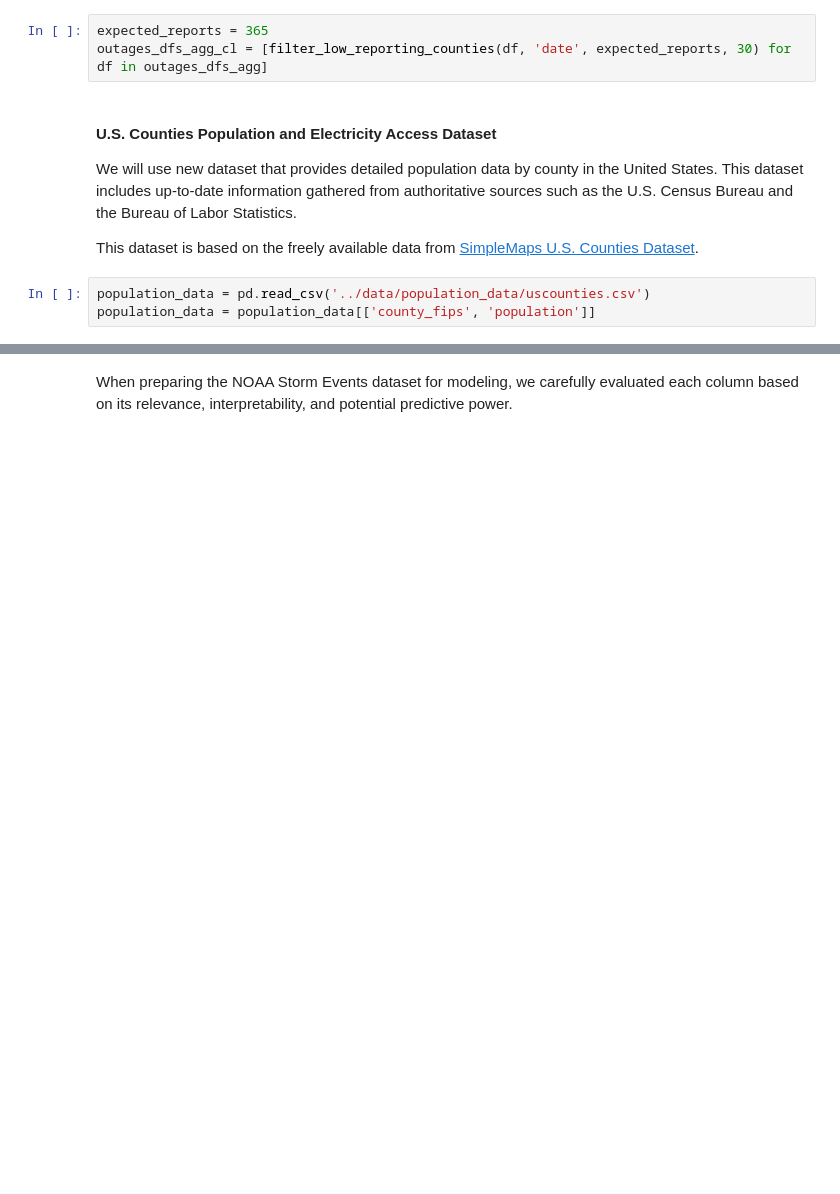
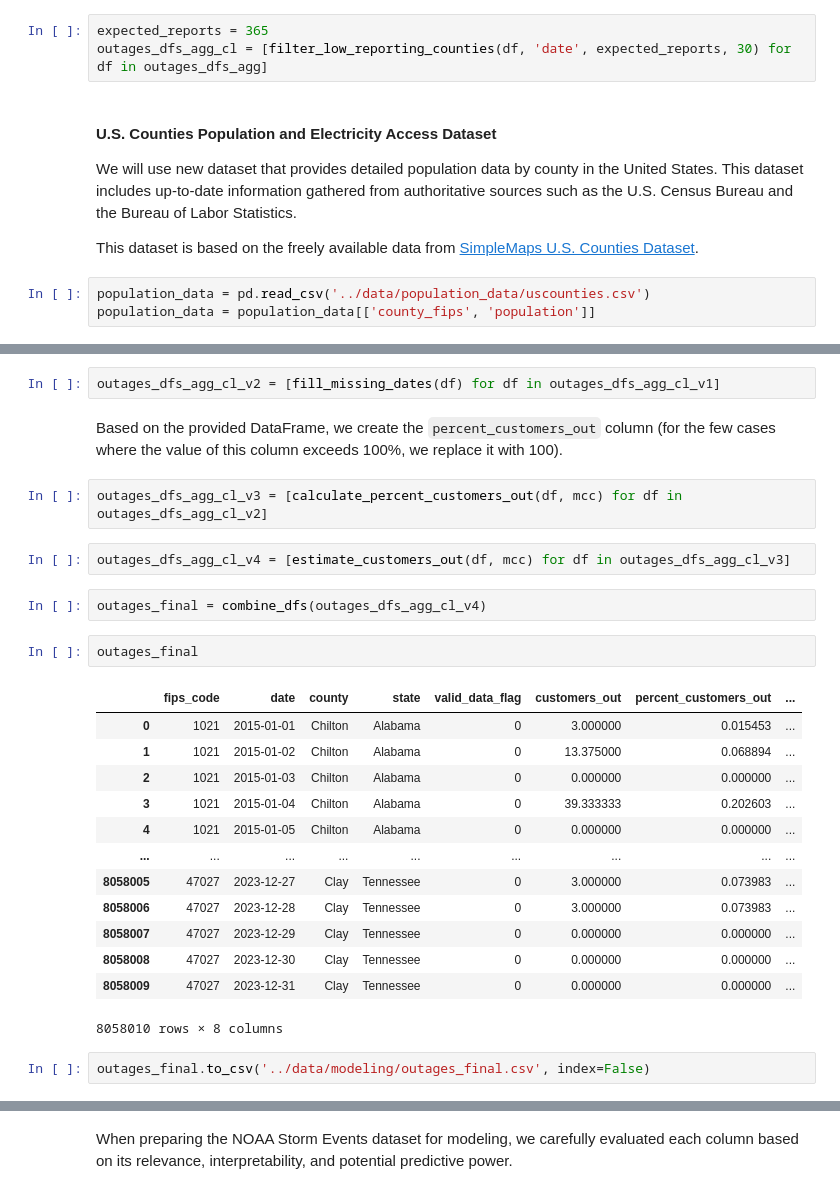
Before and after one commit to kwiatkowskaa/PowerOutage_Prediction, a Jupyter notebook: notebooks/02_feature_engineering.ipynb, the cells around one changed output, grey strips where cells are left out. Saved outputs shown, nothing was run; the diff lists cells and outputs as text; blank space fills up the shorter version.

Commit message:
outages_final dataset

```diff
--- a/notebooks/02_feature_engineering.ipynb
+++ b/notebooks/02_feature_engineering.ipynb
@@ -262,0 +149,28 @@ stormEvents_2014[['CZ_NAME', 'BEGIN_LAT', 'BEGIN_LON']]
+# %%
+outages_dfs_agg_cl_v2 = [fill_missing_dates(df) for df in outages_dfs_agg_cl_v1]
+# %% [markdown]
+Based on the provided DataFrame, we create the `percent_customers_out` column (for the few cases where the value of this column exceeds 100%, we replace it with 100).
+# %%
+outages_dfs_agg_cl_v3 = [calculate_percent_customers_out(df, mcc) for df in outages_dfs_agg_cl_v2]
+# %%
+outages_dfs_agg_cl_v4 = [estimate_customers_out(df, mcc) for df in outages_dfs_agg_cl_v3]
+# %%
+outages_final = combine_dfs(outages_dfs_agg_cl_v4)
+# %%
+outages_final
+# %% [output]
+|  | fips_code | date | county | state | valid_data_flag | customers_out | percent_customers_out | ... |
+| 0 | 1021 | 2015-01-01 | Chilton | Alabama | 0 | 3.000000 | 0.015453 | ... |
+| 1 | 1021 | 2015-01-02 | Chilton | Alabama | 0 | 13.375000 | 0.068894 | ... |
+| 2 | 1021 | 2015-01-03 | Chilton | Alabama | 0 | 0.000000 | 0.000000 | ... |
+| 3 | 1021 | 2015-01-04 | Chilton | Alabama | 0 | 39.333333 | 0.202603 | ... |
+| 4 | 1021 | 2015-01-05 | Chilton | Alabama | 0 | 0.000000 | 0.000000 | ... |
+| ... | ... | ... | ... | ... | ... | ... | ... | ... |
+| 8058005 | 47027 | 2023-12-27 | Clay | Tennessee | 0 | 3.000000 | 0.073983 | ... |
+| 8058006 | 47027 | 2023-12-28 | Clay | Tennessee | 0 | 3.000000 | 0.073983 | ... |
+| 8058007 | 47027 | 2023-12-29 | Clay | Tennessee | 0 | 0.000000 | 0.000000 | ... |
+| 8058008 | 47027 | 2023-12-30 | Clay | Tennessee | 0 | 0.000000 | 0.000000 | ... |
+| 8058009 | 47027 | 2023-12-31 | Clay | Tennessee | 0 | 0.000000 | 0.000000 | ... |
+8058010 rows × 8 columns
+# %%
+outages_final.to_csv('../data/modeling/outages_final.csv', index=False)
```
Also changed, not shown: parts of 25 cells of this notebook, 1 other file.
